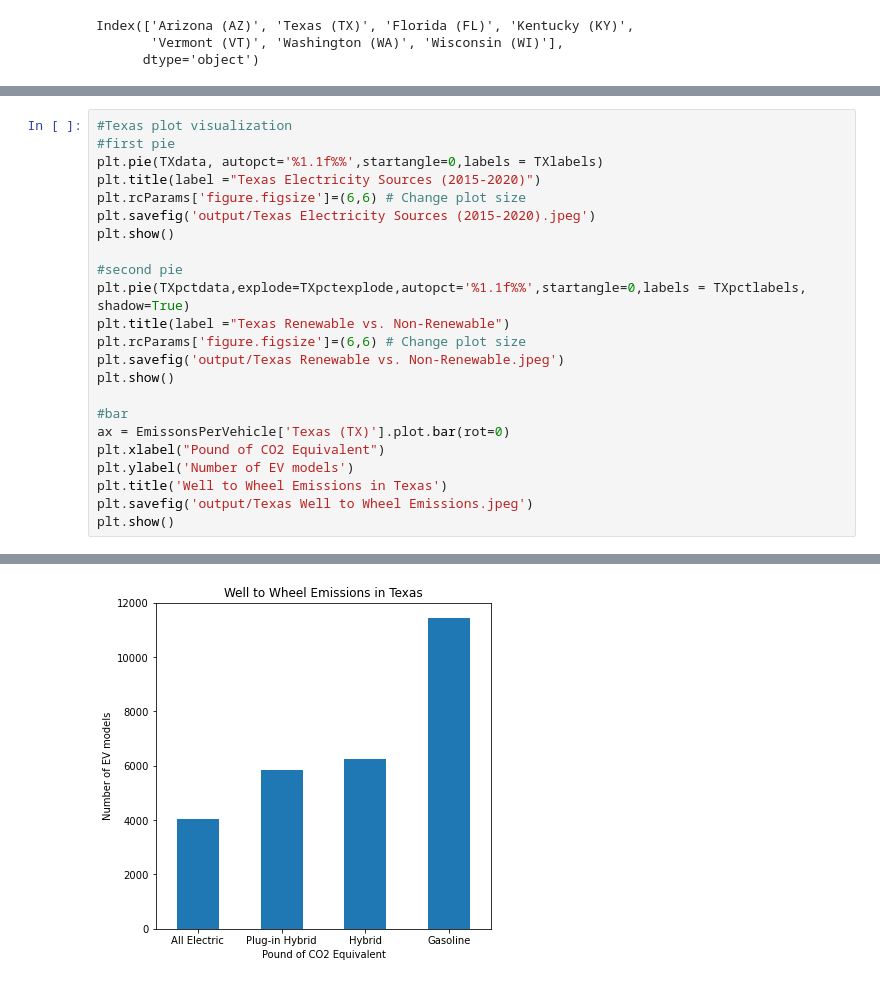
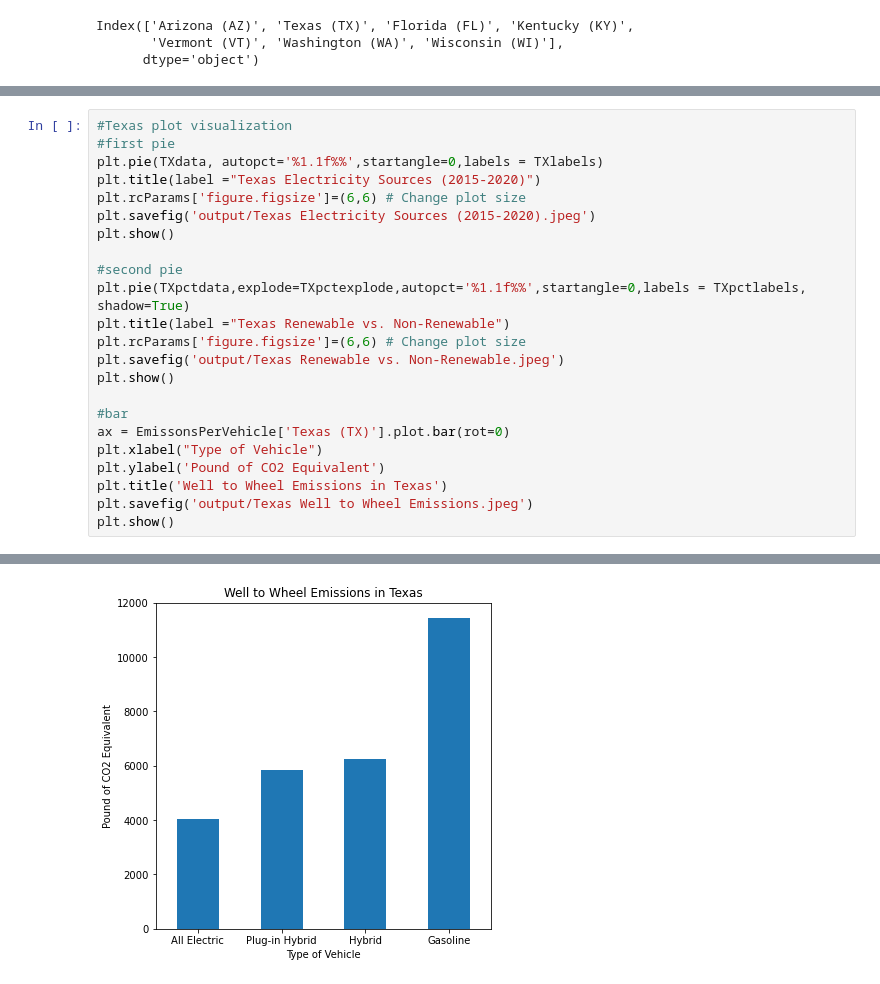
Before and after one commit to nhle95/Project1_group4, a Jupyter notebook: state_electricity_emission(2016).ipynb, the cells around one changed output, grey strips where cells are left out. Cells and saved outputs as stored; diff of their text form.

Commit message:
update graphs y axis

```diff
--- a/state_electricity_emission(2016).ipynb
+++ b/state_electricity_emission(2016).ipynb
@@ -454,30 +454,30 @@ plt.show()
 # %%
 #Texas plot visualization
 #first pie
 plt.pie(TXdata, autopct='%1.1f%%',startangle=0,labels = TXlabels)
 plt.title(label ="Texas Electricity Sources (2015-2020)")
 plt.rcParams['figure.figsize']=(6,6) # Change plot size
 plt.savefig('output/Texas Electricity Sources (2015-2020).jpeg')
 plt.show()
 
 #second pie
 plt.pie(TXpctdata,explode=TXpctexplode,autopct='%1.1f%%',startangle=0,labels = TXpctlabels, shadow=True)
 plt.title(label ="Texas Renewable vs. Non-Renewable")
 plt.rcParams['figure.figsize']=(6,6) # Change plot size
 plt.savefig('output/Texas Renewable vs. Non-Renewable.jpeg')
 plt.show()
 
 #bar
 ax = EmissonsPerVehicle['Texas (TX)'].plot.bar(rot=0)
-plt.xlabel("Pound of CO2 Equivalent")
-plt.ylabel('Number of EV models')
+plt.xlabel("Type of Vehicle")
+plt.ylabel('Pound of CO2 Equivalent')
 plt.title('Well to Wheel Emissions in Texas')
 plt.savefig('output/Texas Well to Wheel Emissions.jpeg')
 plt.show()
 # %% [output]
 [figure]
 [figure]
-[figure, old version]
+[figure, new version]
 # %%
 #plot visualization
 #first pie
```
Also changed, not shown: parts of 6 cells of this notebook, 7 other files.
